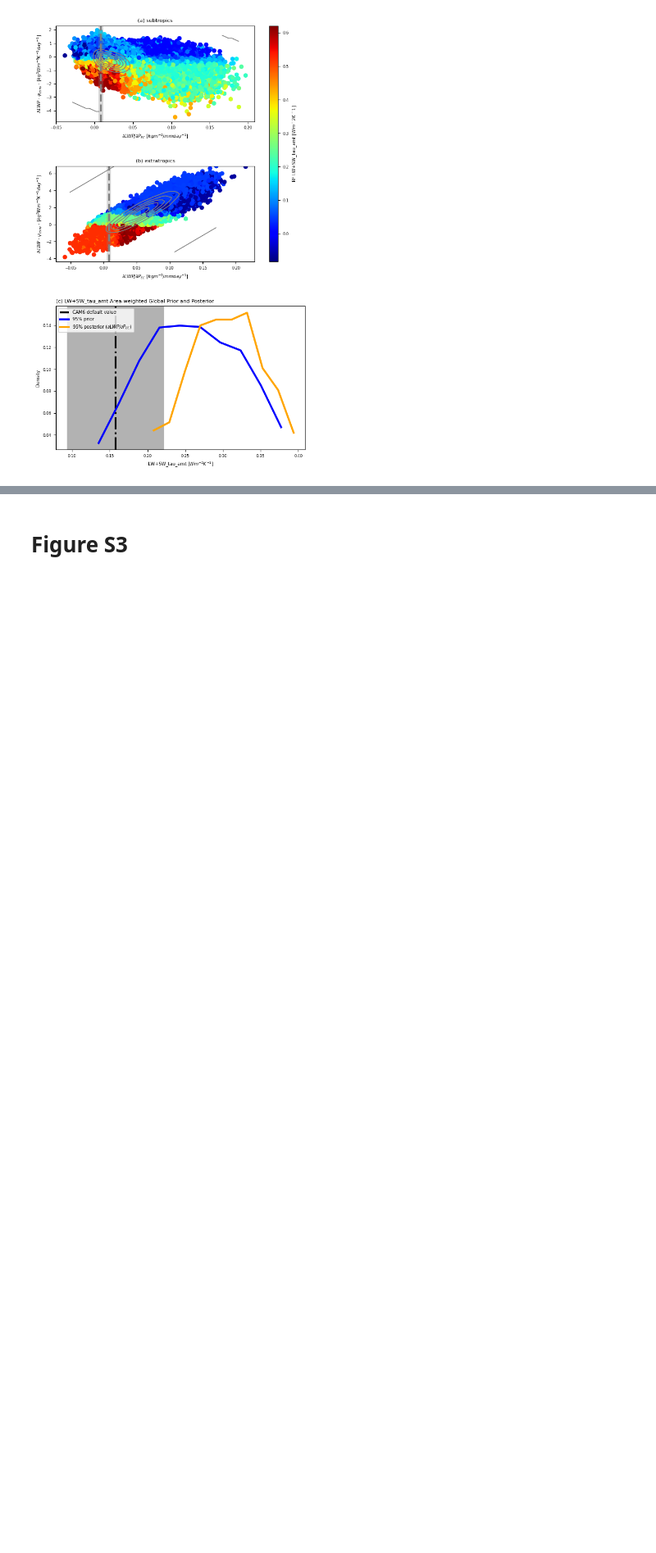
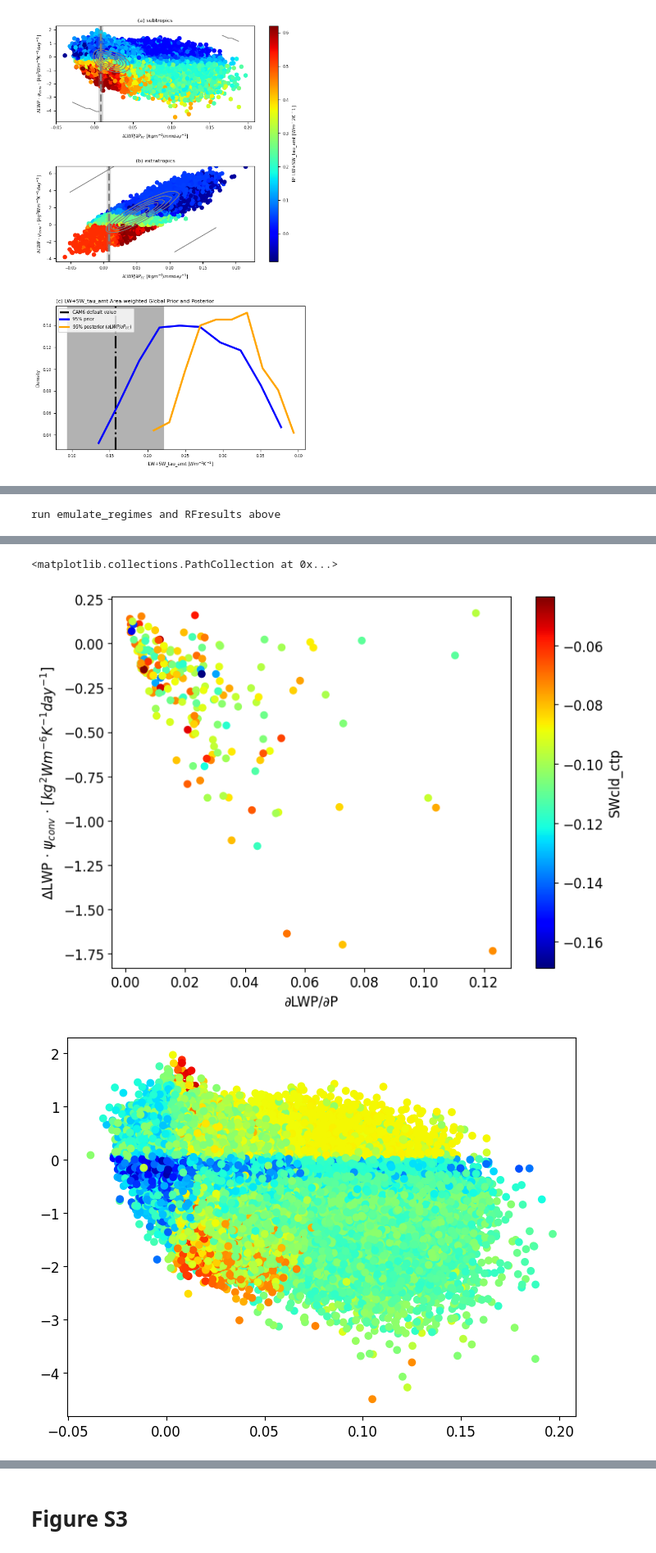
Before and after one commit to wgh-private/globalFB_precipeff, a Jupyter notebook: kernel_finalwork.ipynb, the cells around one changed output, grey strips where cells are left out. Shown at 82% size. Saved outputs shown, nothing was run; the diff lists cells and outputs as text; code cells hidden in the pictures; blank space fills up the shorter version.

Commit message:
SW subtropics and extratropics cloud altitude feedback

```diff
--- a/kernel_finalwork.ipynb
+++ b/kernel_finalwork.ipynb
@@ -1976,0 +1989,3 @@ plt.show()
+# %%
+FBcomp = 'SWcld_ctp'
+totdCRE_g = load_cf('SWcld_ctp')  # SWcld_tot in default
@@ -1976,0 +2002,7 @@ plt.show()
+# %%
+print('run emulate_regimes and RFresults above')
+# %% [output]
+run emulate_regimes and RFresults above
+# %%
+cf = totdCRE_g.copy()
+default, default_sem, _ = lat_weight_mean(sel_regime(cf,0,90))
@@ -1976,0 +2015,7 @@ plt.show()
+# %%
+# constraint from the subtropics
+min_lat, max_lat = 20, 50
+sub_RF_precipeff_cyc, sub_RF_dLWP, sub_RF_CF, sub_constrained_indices, sub_conv_constrained = RFresults(min_lat, max_lat, FBcomp, cf)
+plt.figure()
+plt.scatter(sub_RF_precipeff_cyc, sub_RF_dLWP, c=sub_RF_CF, cmap='jet')
+# %% [output]
@@ -1976,0 +2039,3 @@ plt.show()
+<matplotlib.collections.PathCollection at 0x...>
+[figure, added]
+[figure, added]
```
Also changed, not shown: parts of 10 cells of this notebook.
